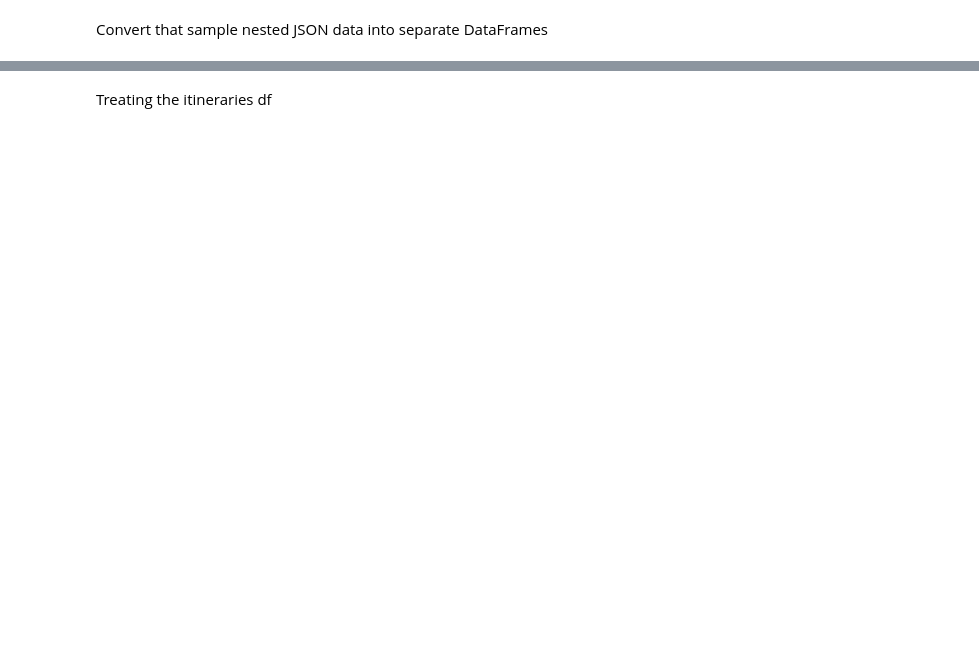
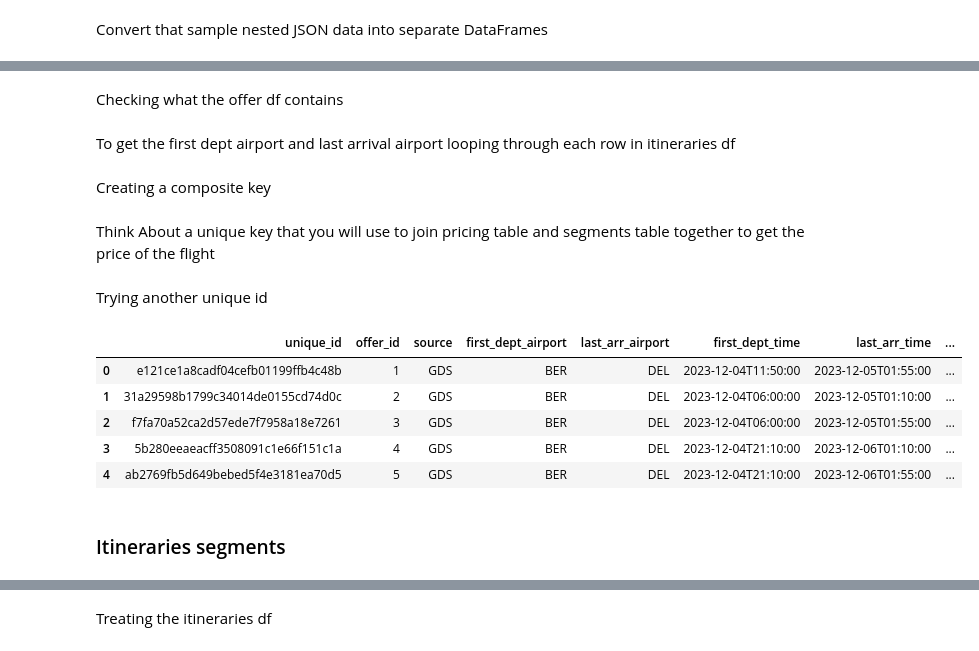
Before and after one commit to Sharvesh12/Flights-extension-MVP, a Jupyter notebook: flights_alerts.ipynb, the cells around one changed output, grey strips where cells are left out. Drawn from its saved outputs; the diff is of its cells as text; code cells hidden in the pictures; blank space fills up the shorter version.

Commit message:
new changes to the flight alerts code

```diff
--- a/flights_alerts.ipynb
+++ b/flights_alerts.ipynb
@@ -155,0 +203,4 @@ for r in response:
+# %% [markdown]
+Checking what the offer df contains
+# %% [markdown]
+To get the first dept airport and last arrival airport looping through each row in itineraries df
@@ -155,0 +212,34 @@ for r in response:
+# %% [markdown]
+Creating a composite key
+# %% [markdown]
+Think About a unique key that you will use to join pricing table and segments table together to get the price of the flight
+# %%
+offer_df = offer_df.rename(columns={'id': 'offer_id'})
+# %% [markdown]
+Trying another unique id
+# %%
+def generate_unique_id(row):
+    unique_string = f"{row['offer_id']}_{row['first_dept_airport']}_{row['last_arr_airport']}_{row['first_dept_time']}_{row['last_arr_time']}"
+    unique_id = hashlib.md5(unique_string.encode()).hexdigest()
+    return unique_id
+
+offer_df['unique_id'] = offer_df.apply(generate_unique_id, axis=1)
+# %%
+offer_df=offer_df.drop(columns=['segments'],axis=1)
+# %%
+# Define the desired column order
+desired_order = ['unique_id', 'offer_id', 'source','first_dept_airport','last_arr_airport','first_dept_time','last_arr_time','duration']
+
+# Create a new DataFrame with columns in the desired order
+offer_df = offer_df[desired_order]
+# %%
+offer_df.head()
+# %% [output]
+|  | unique_id | offer_id | source | first_dept_airport | last_arr_airport | first_dept_time | last_arr_time | ... |
+| 0 | e121ce1a8cadf04cefb01199ffb4c48b | 1 | GDS | BER | DEL | 2023-12-04T11:50:00 | 2023-12-05T01:55:00 | ... |
+| 1 | 31a29598b1799c34014de0155cd74d0c | 2 | GDS | BER | DEL | 2023-12-04T06:00:00 | 2023-12-05T01:10:00 | ... |
+| 2 | f7fa70a52ca2d57ede7f7958a18e7261 | 3 | GDS | BER | DEL | 2023-12-04T06:00:00 | 2023-12-05T01:55:00 | ... |
+| 3 | 5b280eeaeacff3508091c1e66f151c1a | 4 | GDS | BER | DEL | 2023-12-04T21:10:00 | 2023-12-06T01:10:00 | ... |
+| 4 | ab2769fb5d649bebed5f4e3181ea70d5 | 5 | GDS | BER | DEL | 2023-12-04T21:10:00 | 2023-12-06T01:55:00 | ... |
+# %% [markdown]
+### Itineraries segments
```
Also changed, not shown: parts of 29 cells of this notebook, 1 other file.
